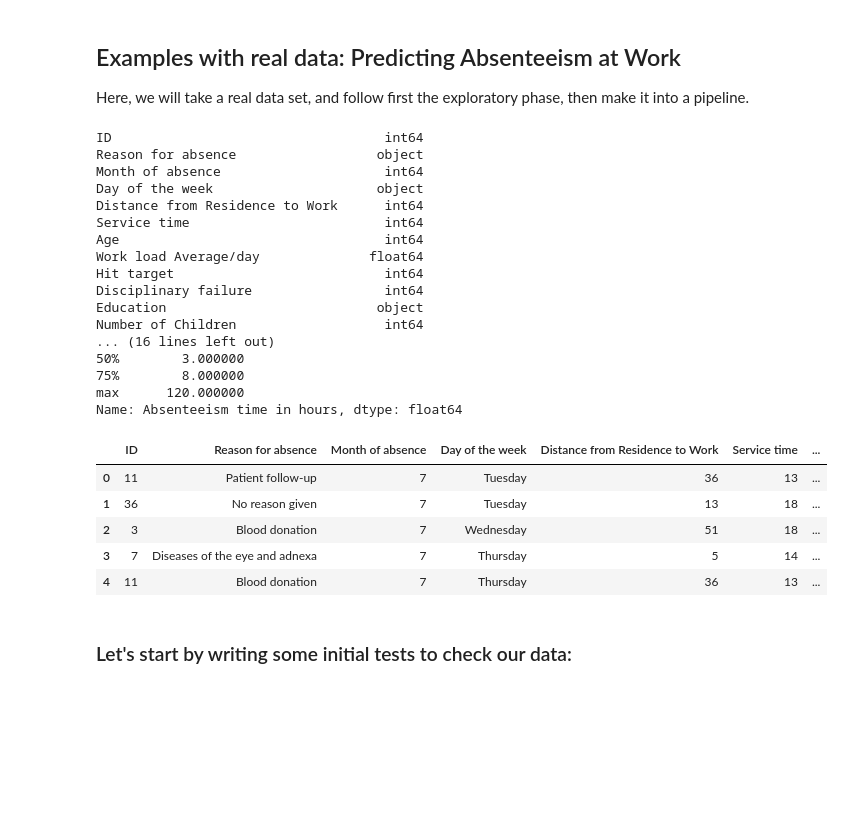
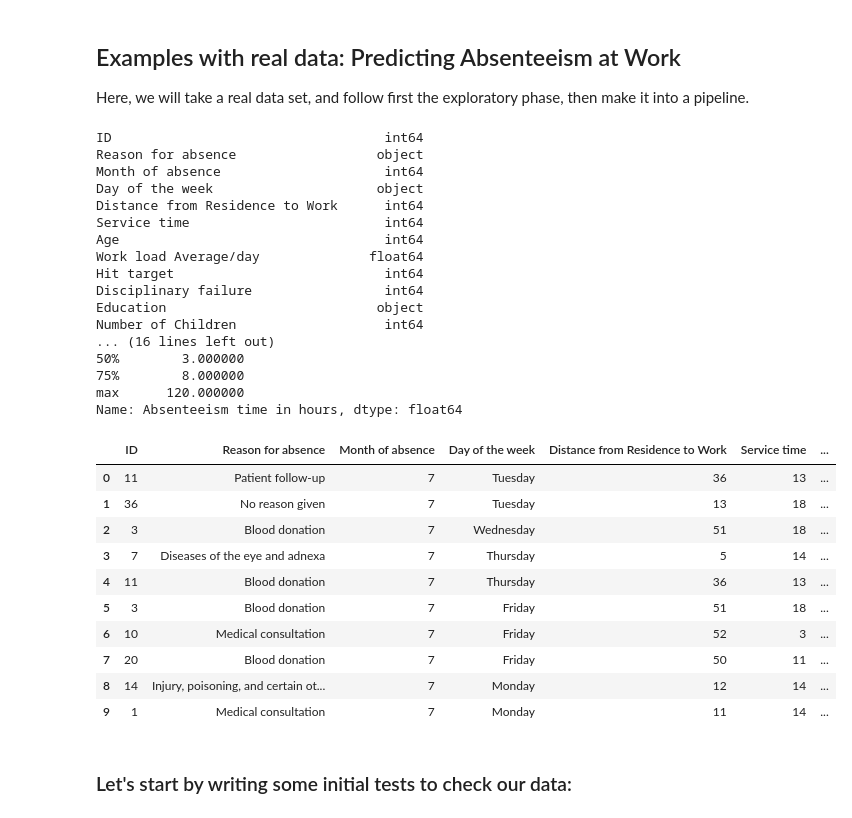
Before and after one commit to rachelkberryman/DSR_Model_Pipelines_Course, a Jupyter notebook: 1.3 Pipelines .ipynb, the cells around one changed output. Cells and saved outputs as stored; diff of their text form; code cells hidden in the pictures; blank space fills up the shorter version.

```diff
--- a/1.3 Pipelines .ipynb
+++ b/1.3 Pipelines .ipynb
@@ -78,33 +78,38 @@ import numpy as np
 
 data = pd.read_csv('data/data.csv', index_col=0)
 print(data.dtypes)
 print('\n')
 print('Summary Statistics for Target Variable \n', data['Absenteeism time in hours'].describe())
 # we have a mix of categorical, numeric, and string data.
-data.head()
+data.head(10)
 # %% [output]
 ID                                   int64
 Reason for absence                  object
 Month of absence                     int64
 Day of the week                     object
 Distance from Residence to Work      int64
 Service time                         int64
 Age                                  int64
 Work load Average/day              float64
 Hit target                           int64
 Disciplinary failure                 int64
 Education                           object
 Number of Children                   int64
 ... (16 lines left out)
 50%        3.000000
 75%        8.000000
 max      120.000000
 Name: Absenteeism time in hours, dtype: float64
 |  | ID | Reason for absence | Month of absence | Day of the week | Distance from Residence to Work | Service time | ... |
 | 0 | 11 | Patient follow-up | 7 | Tuesday | 36 | 13 | ... |
 | 1 | 36 | No reason given | 7 | Tuesday | 13 | 18 | ... |
 | 2 | 3 | Blood donation | 7 | Wednesday | 51 | 18 | ... |
 | 3 | 7 | Diseases of the eye and adnexa | 7 | Thursday | 5 | 14 | ... |
 | 4 | 11 | Blood donation | 7 | Thursday | 36 | 13 | ... |
+| 5 | 3 | Blood donation | 7 | Friday | 51 | 18 | ... |
+| 6 | 10 | Medical consultation | 7 | Friday | 52 | 3 | ... |
+| 7 | 20 | Blood donation | 7 | Friday | 50 | 11 | ... |
+| 8 | 14 | Injury, poisoning, and certain ot... | 7 | Monday | 12 | 14 | ... |
+| 9 | 1 | Medical consultation | 7 | Monday | 11 | 14 | ... |
 # %% [markdown]
 ### Let's start by writing some initial tests to check our data:
```
Also changed, not shown: parts of 33 cells of this notebook.
